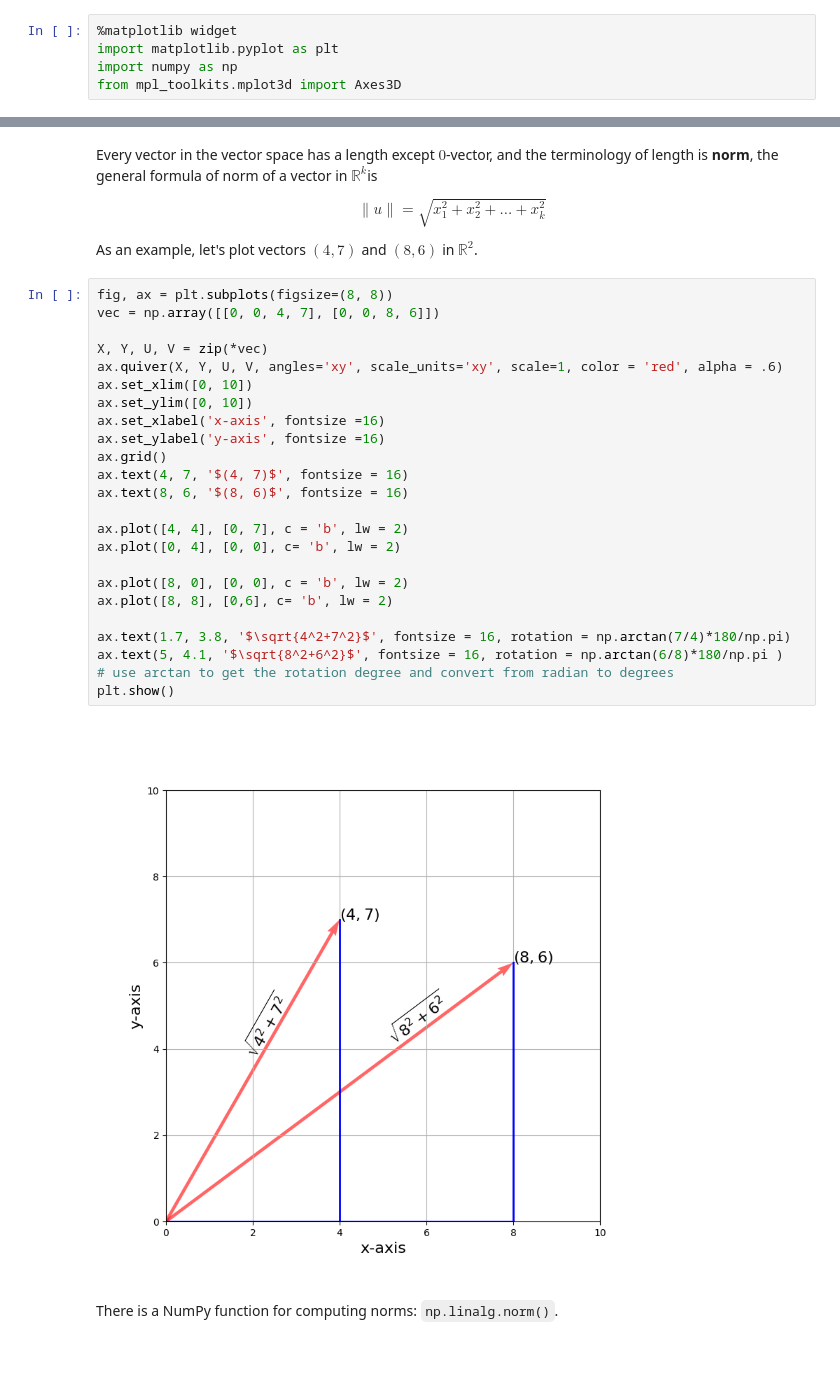
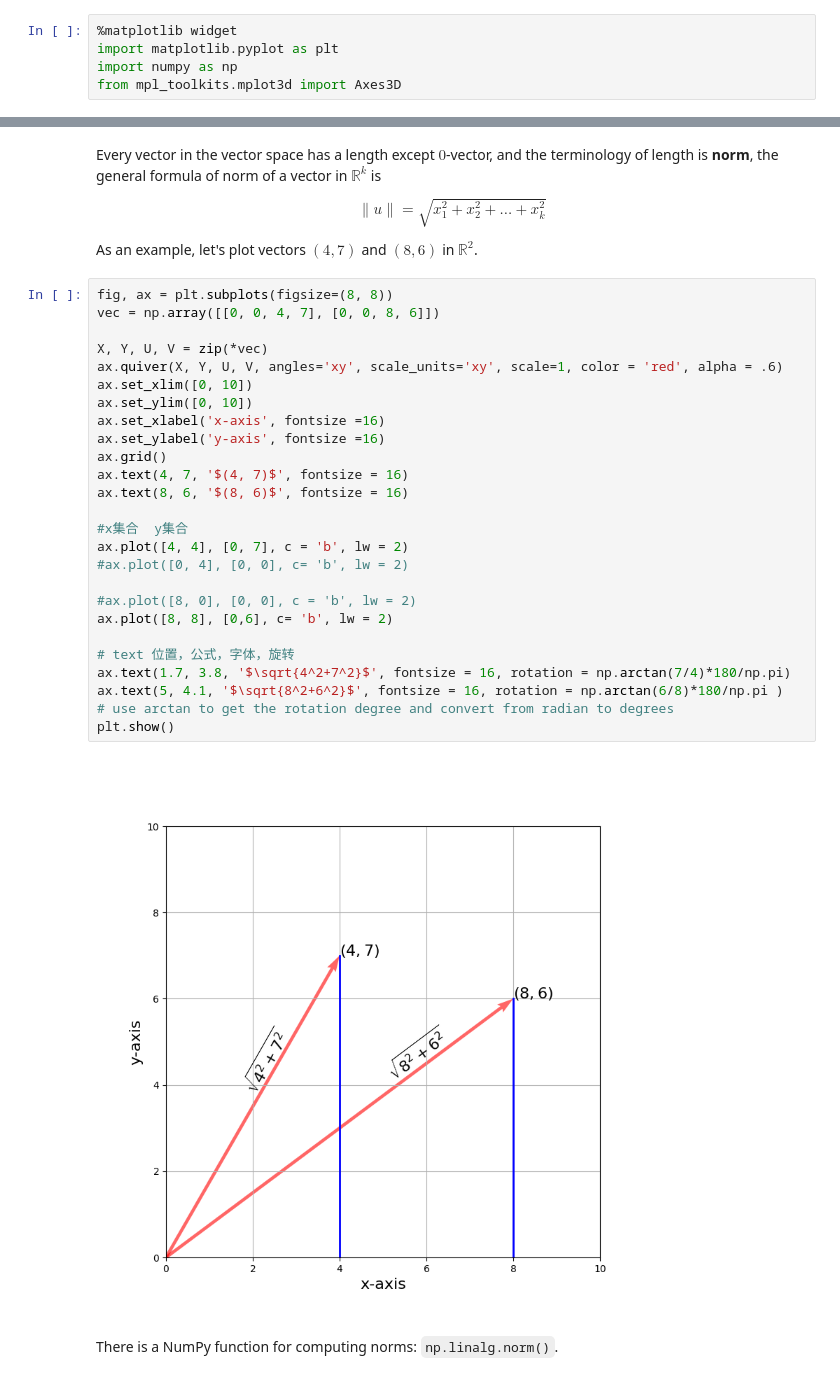
Before and after one commit to tianmaoyu/Linear-Algebra-With-Python, a Jupyter notebook: Chapter 5 - Vector Addition, Subtraction and Scalar Multiplication.ipynb, the cells around one changed output, grey strips where cells are left out. Saved outputs shown, nothing was run; the diff lists cells and outputs as text.

````diff
--- a/Chapter 5 - Vector Addition, Subtraction and Scalar Multiplication.ipynb
+++ b/Chapter 5 - Vector Addition, Subtraction and Scalar Multiplication.ipynb
@@ -8,5 +8,7 @@ from mpl_toolkits.mplot3d import Axes3D
 # %% [markdown]
-Every vector in the vector space has a length except $0$-vector, and the terminology of length is **norm**, the general formula of norm of a vector in $\mathbb{R}^k$is
+Every vector in the vector space has a length except $0$-vector, and the terminology of length is **norm**, the general formula of norm of a vector in
+$\mathbb{R}^k$
+is
 
 $$
 \|u\|= \sqrt{x_1^2+x_2^2+...+x_k^2}
@@ -16,29 +18,31 @@ As an example, let's plot vectors $(4, 7)$ and $(8, 6)$ in $\mathbb{R}^2$.
 # %%
 fig, ax = plt.subplots(figsize=(8, 8))
 vec = np.array([[0, 0, 4, 7], [0, 0, 8, 6]])
 
 X, Y, U, V = zip(*vec)
 ax.quiver(X, Y, U, V, angles='xy', scale_units='xy', scale=1, color = 'red', alpha = .6)
 ax.set_xlim([0, 10])
 ax.set_ylim([0, 10])
 ax.set_xlabel('x-axis', fontsize =16)
 ax.set_ylabel('y-axis', fontsize =16)
 ax.grid()
 ax.text(4, 7, '$(4, 7)$', fontsize = 16)
 ax.text(8, 6, '$(8, 6)$', fontsize = 16)
 
+#x集合  y集合
 ax.plot([4, 4], [0, 7], c = 'b', lw = 2)
-ax.plot([0, 4], [0, 0], c= 'b', lw = 2)
+#ax.plot([0, 4], [0, 0], c= 'b', lw = 2)
 
-ax.plot([8, 0], [0, 0], c = 'b', lw = 2)
+#ax.plot([8, 0], [0, 0], c = 'b', lw = 2)
 ax.plot([8, 8], [0,6], c= 'b', lw = 2)
 
+# text 位置，公式，字体，旋转
 ax.text(1.7, 3.8, '$\sqrt{4^2+7^2}$', fontsize = 16, rotation = np.arctan(7/4)*180/np.pi)
 ax.text(5, 4.1, '$\sqrt{8^2+6^2}$', fontsize = 16, rotation = np.arctan(6/8)*180/np.pi )
 # use arctan to get the rotation degree and convert from radian to degrees
 plt.show()
 # %% [output]
-[figure, old version]
+[figure, new version]
 # %% [markdown]
 There is a NumPy function for computing norms: ```np.linalg.norm()```.
 # %%
````
Also changed, not shown: parts of 8 cells of this notebook, 3 other files.
